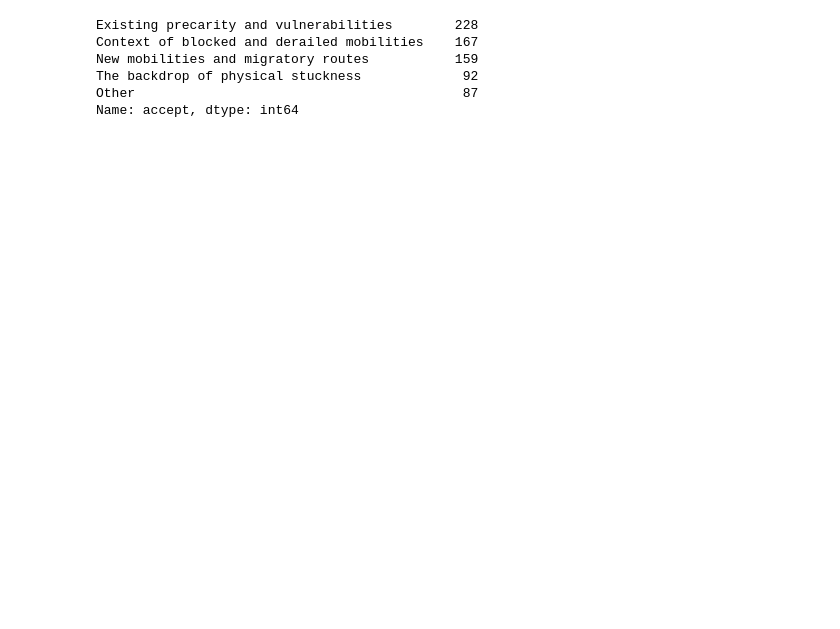
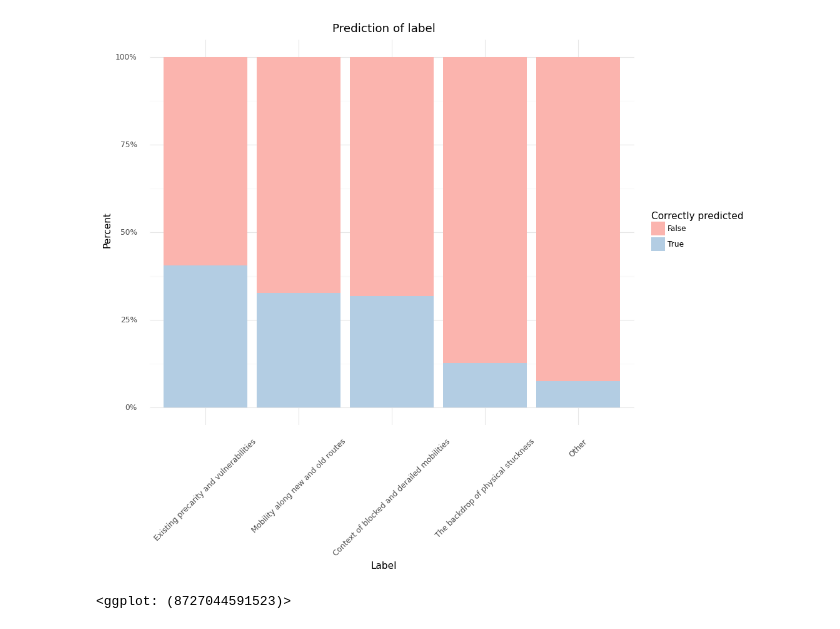
Before and after one commit to CALDISS-AAU/bp_tpb, a Jupyter notebook: notebooks/predict_context.ipynb, the cells around one changed output. Cells and saved outputs as stored; diff of their text form; code cells hidden in the pictures; blank space fills up the shorter version.

Commit message:
added visualizations for label prediction

```diff
--- a/notebooks/predict_context.ipynb
+++ b/notebooks/predict_context.ipynb
@@ -86,3 +82,7 @@ predict_cat(data[9].get('text'))
 # %%
-df_in = pd.merge(df_in, pd.json_normalize(df_in['text'].apply(predict_cat)), how = 'left', left_index = True, right_index = True)
-df_in.loc[df_in['accept'].isna(), ['predict_cat', 'predict_score']] = np.nan
+# Predict for tweets not part of training
+df_predicted = pd.json_normalize(df_in['text'].apply(predict_cat))
+df_in = pd.merge(df_in, df_predicted, how = 'left', left_index = True, right_index = True)
+
+df_in.loc[df_in['answer'] == 'ignore', ['predict_cat', 'predict_score']] = np.nan
+df_in.loc[df_in['training'] == 1, ['predict_cat', 'predict_score']] = np.nan
@@ -119,9 +89,10 @@ Name: predict_score, dtype: float64
-# %%
-df_select['accept'].value_counts()
-# %% [output]
-Existing precarity and vulnerabilities        228
-Context of blocked and derailed mobilities    167
-New mobilities and migratory routes           159
-The backdrop of physical stuckness             92
-Other                                          87
-Name: accept, dtype: int64
+# %%
+# Change column names
+df_in['accept'] = df_in['accept'].replace(label_rename_map)
+df_in['predict_cat'] = df_in['predict_cat'].replace(label_rename_map)
+
+# Filter ignored
+df_in_merge = df_in.loc[df_in['answer'] != 'ignore', ['id', 'accept', 'training', 'predict_cat', 'predict_score']]
+
+# Merge
+df_merged = pd.merge(df_in_merge, df_raw, how = 'inner', on = 'id')
@@ -127,0 +122,30 @@ Name: accept, dtype: int64
+# %%
+# visualize
+df_out['correct'] = df_out['label'] == df_out['predicted label']
+
+cat_order = ['Existing precarity and vulnerabilities',
+             'Mobility along new and old routes',
+             'Context of blocked and derailed mobilities',
+             'The backdrop of physical stuckness',
+             'Other'
+            ]
+
+label_cat = pd.Categorical(df_out['label'], categories=cat_order)
+
+df_out = df_out.assign(label_cat = label_cat)
+# %%
+import plotnine
+from plotnine import ggplot, geom_point, geom_bar, aes, stat_smooth, facet_wrap, theme, element_text, labs, scale_y_continuous, labels, scale_fill_brewer, geom_smooth, theme_classic
+
+plotnine.options.figure_size = (10,8)
+
+(ggplot(df_out, aes(x = 'label_cat', fill='factor(correct)'))
+ + geom_bar(position = 'fill')
+ + labs(x = "Label", y = "Percent", fill = "Correctly predicted", title = "Prediction of label")
+ + scale_y_continuous(labels=lambda l: ["%d%%" % (v * 100) for v in l])
+ + scale_fill_brewer(type = 'qual', palette = 4)
+ + theme_minimal()
+ + theme(axis_text_x = element_text(angle = 45)))
+# %% [output]
+[figure, added]
+<ggplot: (8727044591523)>
```
Also changed, not shown: parts of 12 cells of this notebook.
